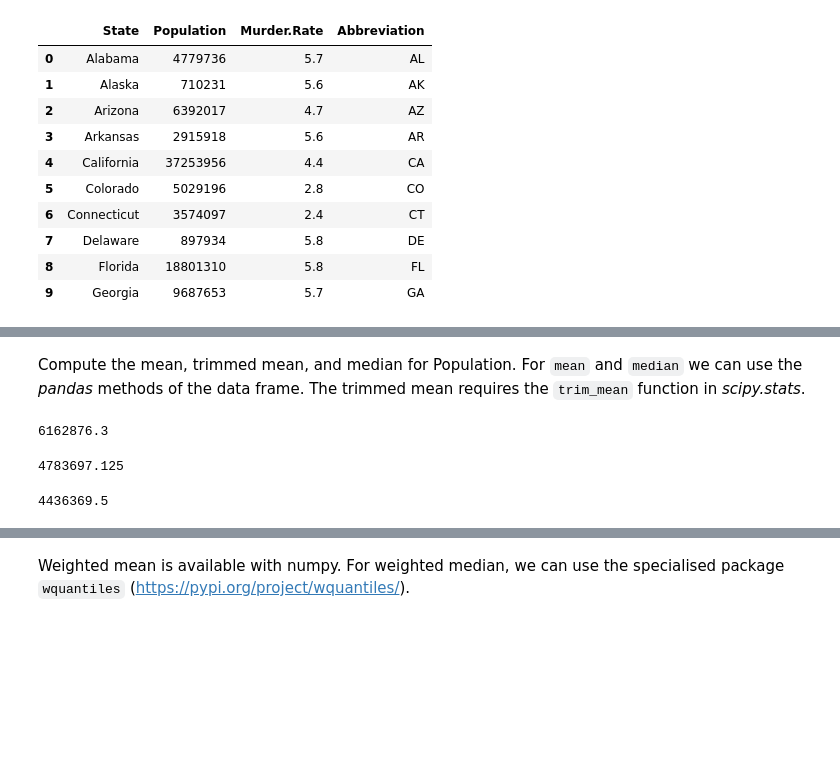
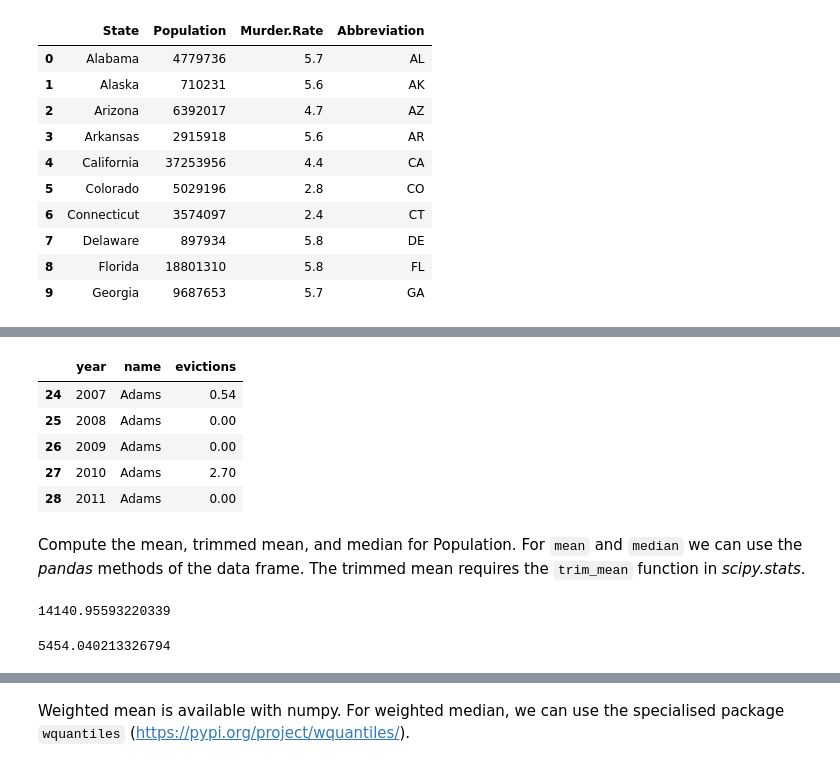
Before and after one commit to tgm00re/3844f23-writing-digital-media, a Jupyter notebook: book/03-Pandas-Data-Analysis/05-Pandas-EDA-Overview-Practical-Stats.ipynb, the cells around one changed output, grey strips where cells are left out. Saved outputs shown, nothing was run; the diff lists cells and outputs as text; code cells hidden in the pictures; blank space fills up the shorter version.

```diff
--- a/book/03-Pandas-Data-Analysis/05-Pandas-EDA-Overview-Practical-Stats.ipynb
+++ b/book/03-Pandas-Data-Analysis/05-Pandas-EDA-Overview-Practical-Stats.ipynb
@@ -75,14 +129,20 @@ state.head(10)
+# %%
+# Look at some NOT null evictions
+df_ny_state_city_evictions.loc[df_ny_state_city_evictions['evictions'].notna()][['year','name','evictions']].head()
+# %% [output]
+|  | year | name | evictions |
+| 24 | 2007 | Adams | 0.54 |
+| 25 | 2008 | Adams | 0.00 |
+| 26 | 2009 | Adams | 0.00 |
+| 27 | 2010 | Adams | 2.70 |
+| 28 | 2011 | Adams | 0.00 |
 # %% [markdown]
 Compute the mean, trimmed mean, and median for Population. For `mean` and `median` we can use the _pandas_ methods of the data frame. The trimmed mean requires the `trim_mean` function in _scipy.stats_.
-# %%
-state['Population'].mean()
-# %% [output]
-6162876.3
+# %%
+df_ny_state_city_evictions['population'].mean()
+# %% [output]
+14140.95593220339
 # %%
-trim_mean(state['Population'], 0.1)
+trim_mean(df_ny_state_city_evictions['population'], 0.1)
 # %% [output]
-4783697.125
+5454.040213326794
-# %%
-state['Population'].median()
-# %% [output]
-4436369.5
```
Also changed, not shown: parts of 46 cells of this notebook, 2 other files.
